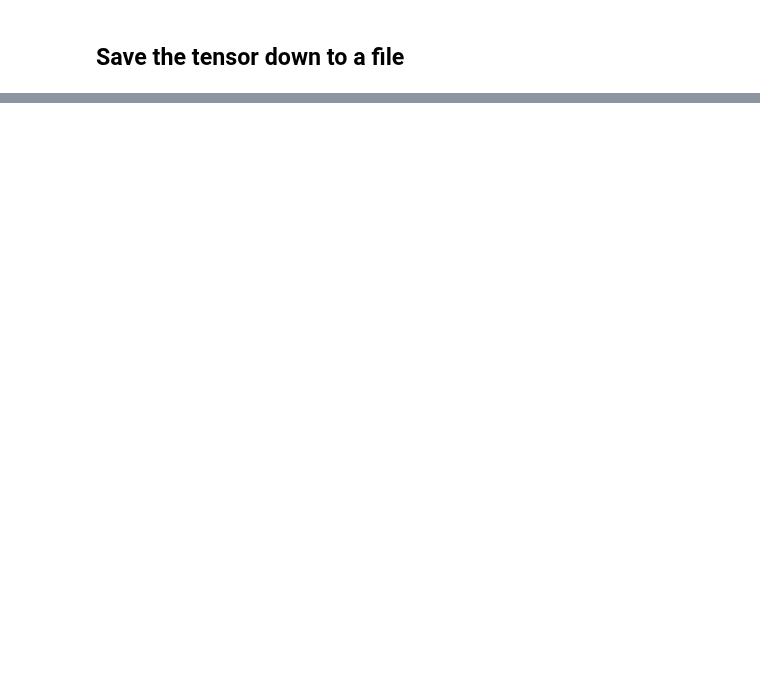
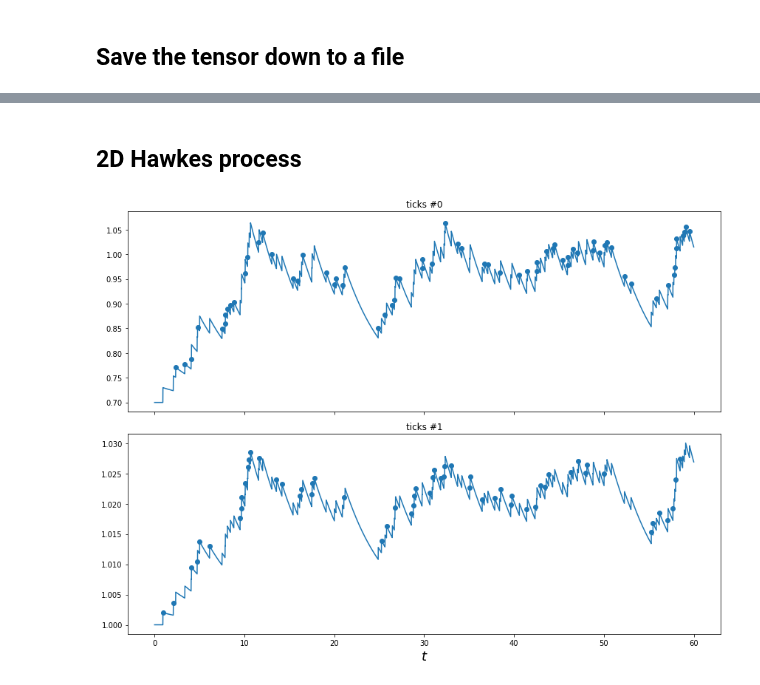
Before and after one commit to Deeptradingfx/point-process-nets, a Jupyter notebook: notebooks/Hawkes.ipynb, the cells around one changed output, grey strips where cells are left out. Cells and saved outputs as stored; diff of their text form; code cells hidden in the pictures; blank space fills up the shorter version.

```diff
--- a/notebooks/Hawkes.ipynb
+++ b/notebooks/Hawkes.ipynb
@@ -144,0 +235,2 @@ with open(filepath, "wb") as f:
+# %% [markdown]
+## 2D Hawkes process
@@ -144,0 +239,25 @@ with open(filepath, "wb") as f:
+# %%
+adjacency_2d = np.array([
+    [0.1, 0.15],
+    [0.01, 0.01]
+])
+decay_2d = 0.2
+baseline_2d = np.array([0.7*mu, mu])
+# %%
+hawkes_2d = tick.hawkes.SimuHawkesExpKernels(
+    adjacency_2d,
+    decay_2d,
+    baseline=baseline_2d,
+    end_time=tmax,
+    verbose=False
+)
+# %%
+hawkes_2d.reset()
+hawkes_2d.track_intensity(0.01)
+hawkes_2d.simulate()
+
+fig, ax = plt.subplots(2, 1, figsize=(12, 9), sharex=True)
+_ = plot_point_process(hawkes_2d, ax=ax)
+fig.tight_layout()
+# %% [output]
+[figure, added]
```
Also changed, not shown: parts of 24 cells of this notebook, 9 other files.
